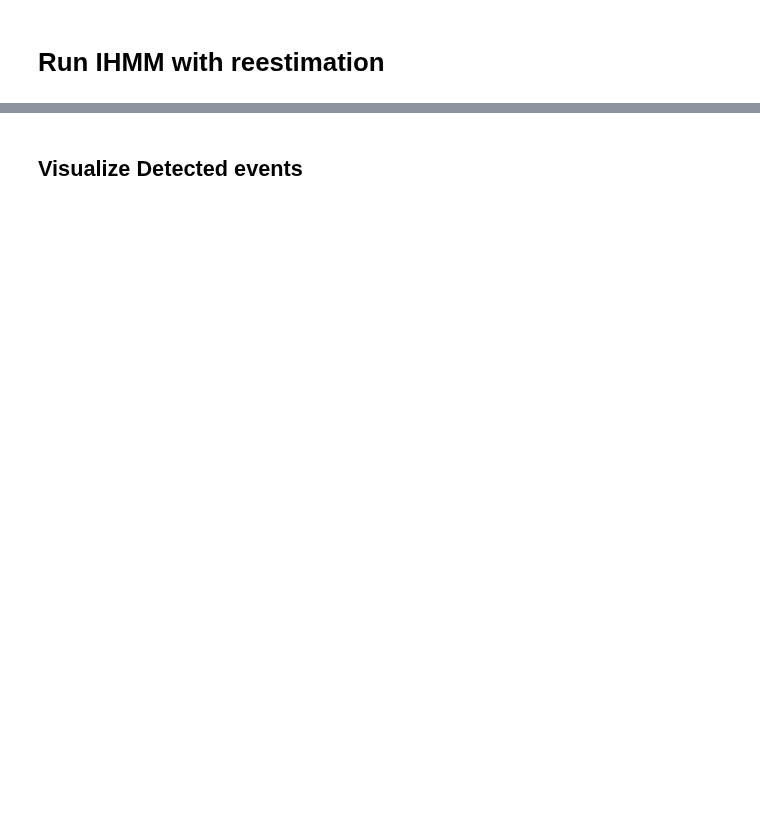
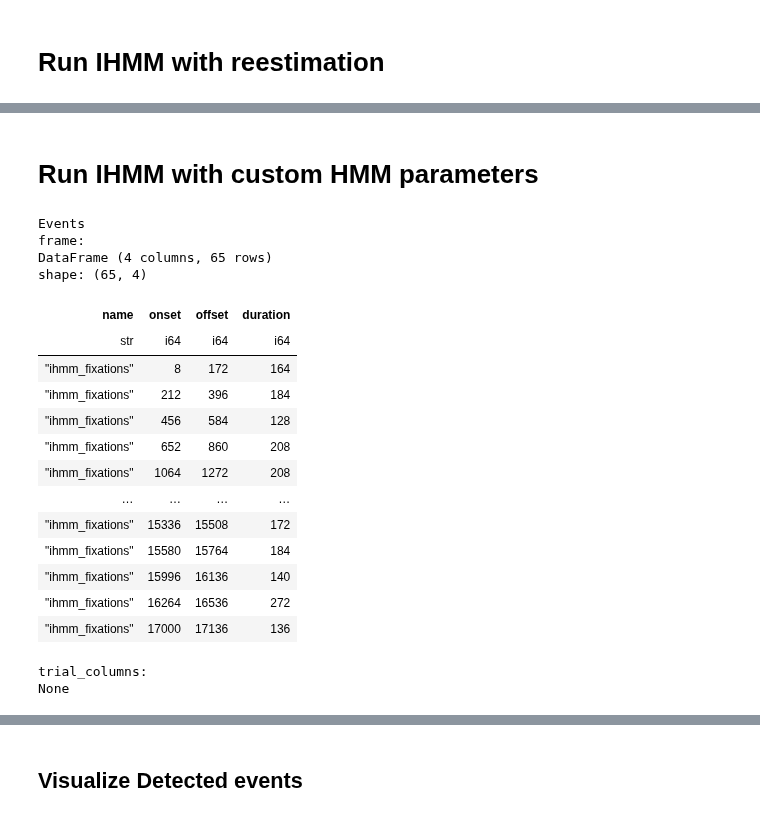
Before and after one commit to pymovements/pymovements, a Jupyter notebook: testsIHMM/ihmmTest.ipynb, the cells around one changed output, grey strips where cells are left out. Saved outputs shown, nothing was run; the diff lists cells and outputs as text; code cells hidden in the pictures; blank space fills up the shorter version.

```diff
--- a/testsIHMM/ihmmTest.ipynb
+++ b/testsIHMM/ihmmTest.ipynb
@@ -114,15 +226,44 @@ gaze2.detect(
+# %% [markdown]
+# Run IHMM with custom HMM parameters
 # %%
-#
+# Input the different values manually
 
 mu = [10, 300]
 
 sigma = [11, 386]
 
 init = [0.5, 0.5]
 
 trans = [[0.95, 0.05], [0.05, 0.95]]
 
 
-# gaze3.detect("ihmm", mu=mu, sigma=sigma, init_state = init, transition_probabilities = trans, name="fixation_ihmm")
+gaze3.detect("ihmm", mu=mu, sigma=sigma, init_state = init, transition_probabilities = trans, name="fixation_ihmm")
 
-# gaze3.events
+
+# Or use a dictionary
+
+dict = {'mu': [2.0140785987072283, 69.41529375180232], 'sigma': [1.3220152347857583, 87.32409626093241], 'init': [0.9999999999992323, 1.000000000000001e-12], 'trans': [[0.9736050693754137, 0.02639493062458634], [0.07593546563400998, 0.9240645343659899]]}
+
+gaze4.detect("ihmm", hmm_parameters_dict = dict, name="ihmm_fixations")
+
+gaze4.events
+# %% [output]
+Events
+frame:
+DataFrame (4 columns, 65 rows)
+shape: (65, 4)
+| name | onset | offset | duration |
+| str | i64 | i64 | i64 |
+| "ihmm_fixations" | 8 | 172 | 164 |
+| "ihmm_fixations" | 212 | 396 | 184 |
+| "ihmm_fixations" | 456 | 584 | 128 |
+| "ihmm_fixations" | 652 | 860 | 208 |
+| "ihmm_fixations" | 1064 | 1272 | 208 |
+| … | … | … | … |
+| "ihmm_fixations" | 15336 | 15508 | 172 |
+| "ihmm_fixations" | 15580 | 15764 | 184 |
+| "ihmm_fixations" | 15996 | 16136 | 140 |
+| "ihmm_fixations" | 16264 | 16536 | 272 |
+| "ihmm_fixations" | 17000 | 17136 | 136 |
+trial_columns:
+None
```
Also changed, not shown: parts of 14 cells of this notebook, 1 other file.
